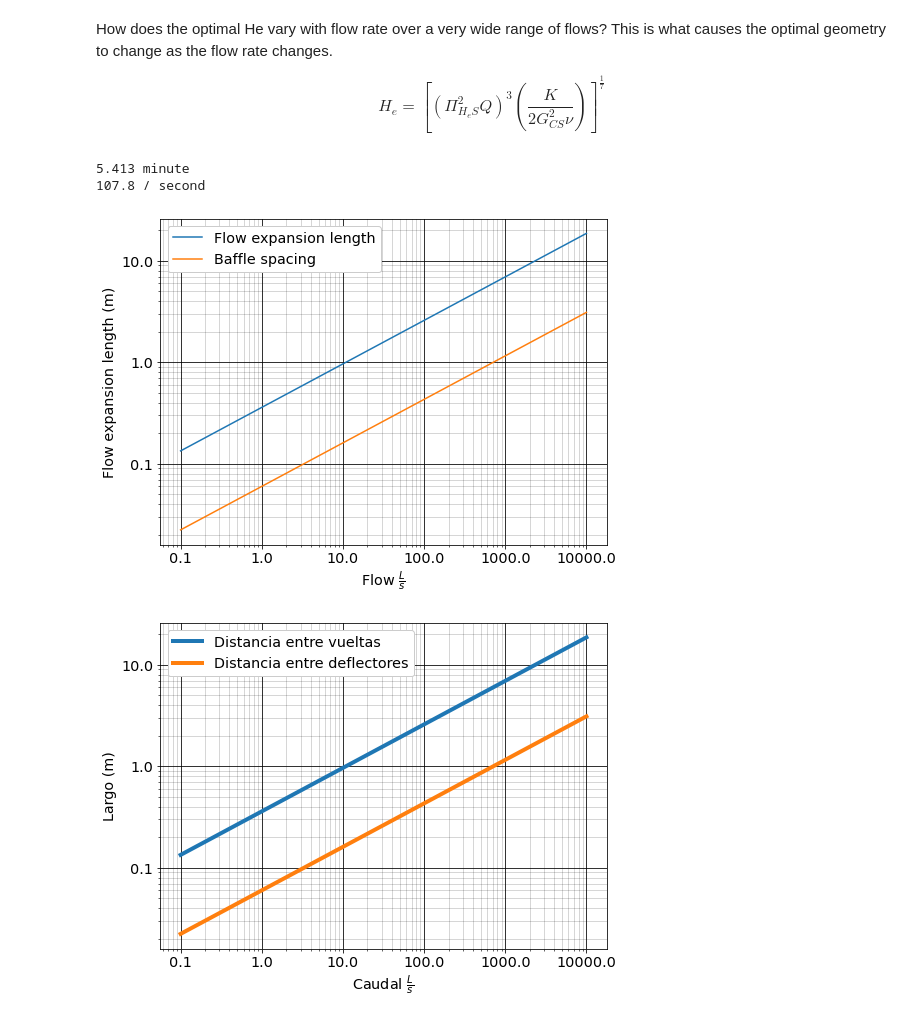
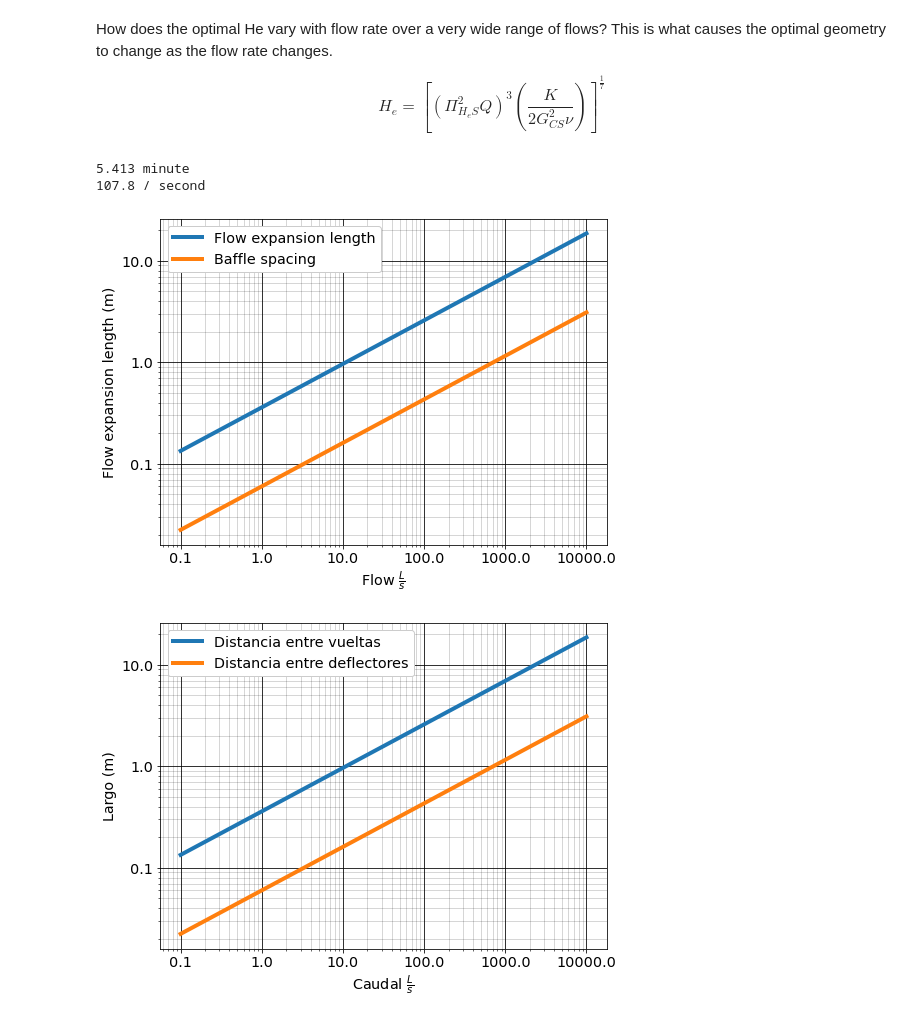
Before and after one commit to AguaClara/SWOT, a Jupyter notebook: Unit_Process_Designs/Flocculator.ipynb, the cells around one changed output. Drawn from its saved outputs; the diff is of its cells as text; code cells hidden in the pictures.

```diff
--- a/Unit_Process_Designs/Flocculator.ipynb
+++ b/Unit_Process_Designs/Flocculator.ipynb
@@ -507,35 +507,35 @@ $${H_e} =\left[\left(\Pi_{H_eS}^2 Q\right)^3 \left( \frac{K}{2 G_{CS}^2 \nu } \r
 # %%
 Q_graph = np.logspace(-1,4,50)*u.L/u.s
 PiHS = 6*u.dimensionless
 temp = 10 * u.degC
 HL = 50 * u.cm
 Gtheta = 35000
 nu = ac.viscosity_kinematic_water(temp)
 G = (u.gravity * HL/(nu * Gtheta)).to(1/u.s)
 theta = Gtheta/G
 print(theta.to(u.min))
 print(G)
 K = baffle_k_e(ratio_vc_baffle,ratio_plane_jet_width,ratio_h_s)
 
 temp = 10 * u.degC
 
-plt.loglog(Q_graph, Floc_H_optimal(Q_graph,K,G,PiHS,nu)  ,'-');
-plt.loglog(Q_graph, Floc_H_optimal(Q_graph,K,G,PiHS,nu)/PiHS  ,'-');
+plt.loglog(Q_graph, Floc_H_optimal(Q_graph,K,G,PiHS,nu)  ,'-',linewidth=4);
+plt.loglog(Q_graph, Floc_H_optimal(Q_graph,K,G,PiHS,nu)/PiHS  ,'-',linewidth=4);
 plt.xlabel(r'Flow $\frac{L}{s}$');
 plt.ylabel('Flow expansion length (m)');
 # Show the major grid lines with dark grey lines
 plt.grid(b=True, which='major', color='black', linestyle='-')
 # Show the minor grid lines with very faint and almost transparent grey lines
 plt.grid(b=True, which='minor', color='black', linestyle='-', alpha=0.2)
 plt.legend(["Flow expansion length","Baffle spacing"])
 
 plt.gca().yaxis.set_major_formatter(ticker.StrMethodFormatter("{x}"))
 plt.gca().xaxis.set_major_formatter(ticker.StrMethodFormatter("{x}"))
 plt.show()
 # %% [output]
 5.413 minute
 107.8 / second
-[figure, old version]
+[figure, new version]
 # %%
 plt.loglog(Q_graph, Floc_H_optimal(Q_graph,K,G,PiHS,nu)  ,'-',linewidth=4);
 plt.loglog(Q_graph, Floc_H_optimal(Q_graph,K,G,PiHS,nu)/PiHS  ,'-',linewidth=4);
```
Also changed, not shown: parts of 1 cell of this notebook.
